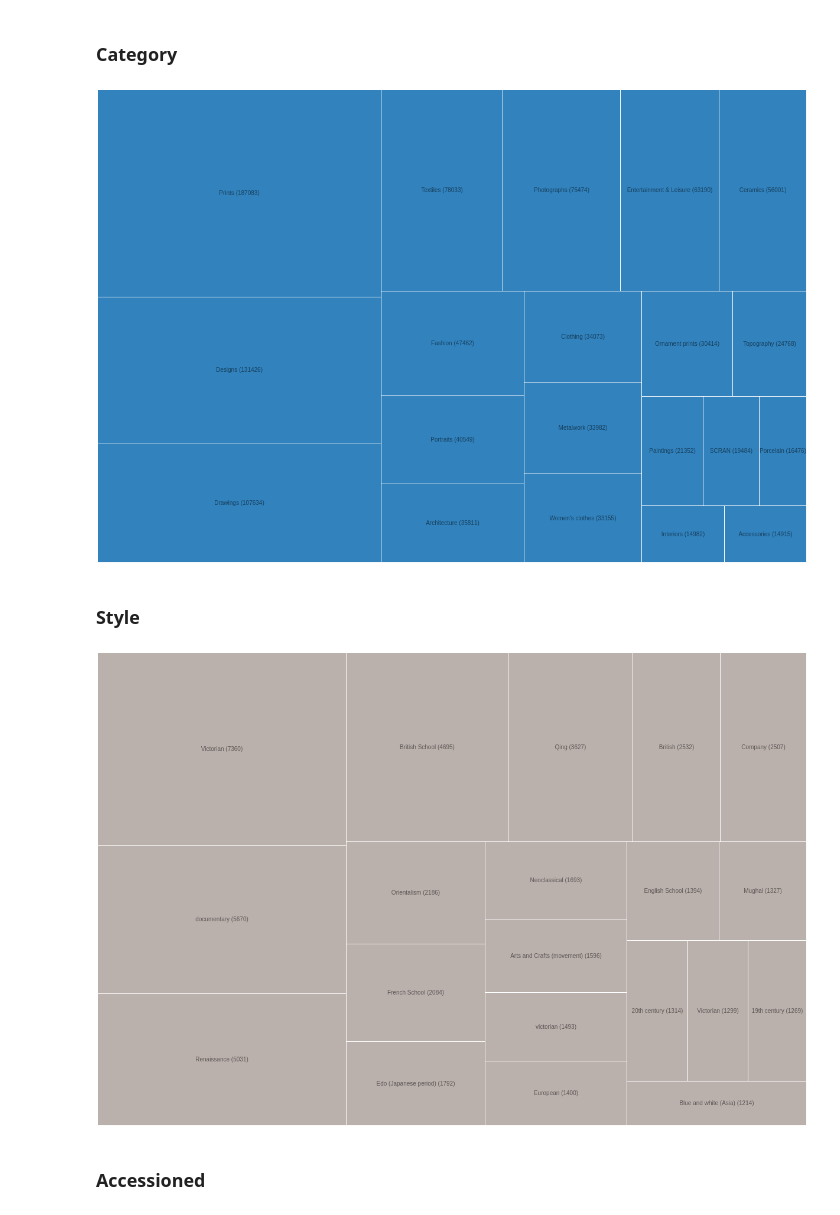
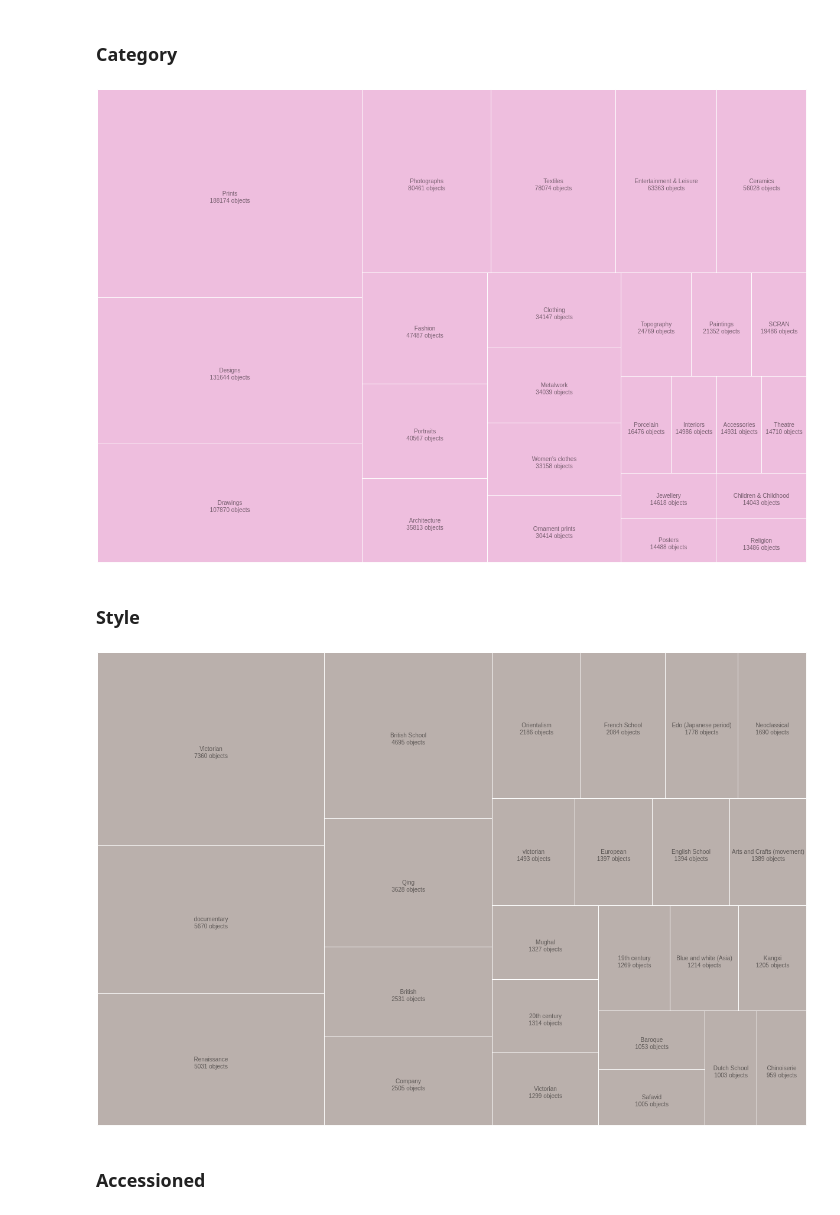
Before and after one commit to vanda/etc-docs, a Jupyter notebook: api-book/api-book/clusters/introduction-clusters.ipynb, the cells around one changed output. Drawn from its saved outputs; the diff is of its cells as text; code cells hidden in the pictures.

```diff
--- a/api-book/api-book/clusters/introduction-clusters.ipynb
+++ b/api-book/api-book/clusters/introduction-clusters.ipynb
@@ -47,7 +51,7 @@ def Vega(spec):
 
 def treemap(clusters, cluster_name, colour = "blue"):
 
-  clusters_json = [{"id": index+1, "name": "%s (%s)" % (x["value"], x["count"]), "parent": '0', "value": x["count"]} for index, x in enumerate(clusters)]
+  clusters_json = [{"id": index+1, "name": [x["value"], "%d objects" % x["count"]], "parent": '0', "value": x["count"]} for index, x in enumerate(clusters)]
   clusters_json.insert(0, {"id": 0, "value": 0, "name": cluster_name})
 
   Vega({
@@ -209,22 +240,18 @@ Removing the very large 'Unknown' group is left as an exercise for the reader
 ### Category
 # %%
 import requests
-req = requests.get('https://api.vam.ac.uk/v2/objects/clusters/category/search')
-object_clusters = req.json()
-categories = object_clusters["terms"]
-treemap(categories, "Category")
+req = requests.get('https://api.vam.ac.uk/v2/objects/clusters/category/search?cluster_size=25')
+treemap(req.json(), "Top 25 Categories", "#eebede")
 # %% [output]
-[figure, old version]
+[figure, new version]
 # %% [markdown]
 ### Style
 # %%
 import requests
-req = requests.get('https://api.vam.ac.uk/v2/objects/clusters/style/search')
-object_clusters = req.json()
-styles = object_clusters["terms"]
-treemap(styles, "Style", "#bab0ac")
+req = requests.get('https://api.vam.ac.uk/v2/objects/clusters/style/search?cluster_size=25')
+treemap(req.json(), "Top 25 Styles", "#bab0ac")
 # %% [output]
-[figure, old version]
+[figure, new version]
 # %% [markdown]
 ### Accessioned
 # %%
```
Also changed, not shown: parts of 30 cells of this notebook, 25 other files.
